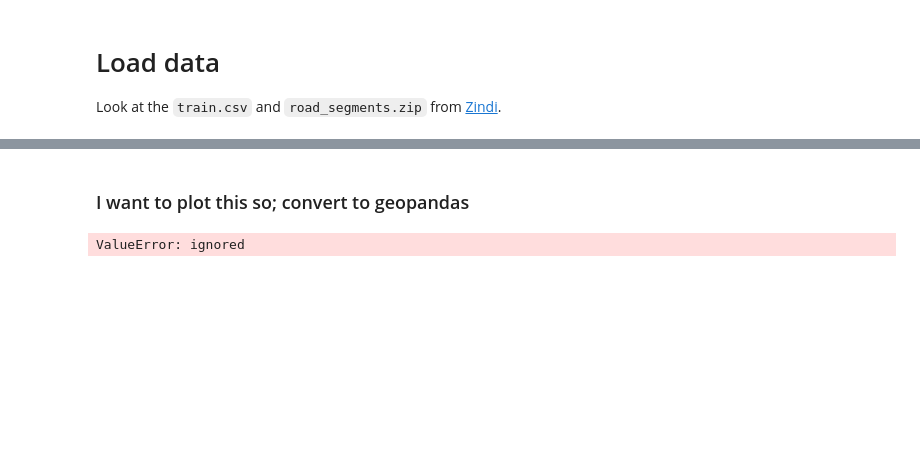
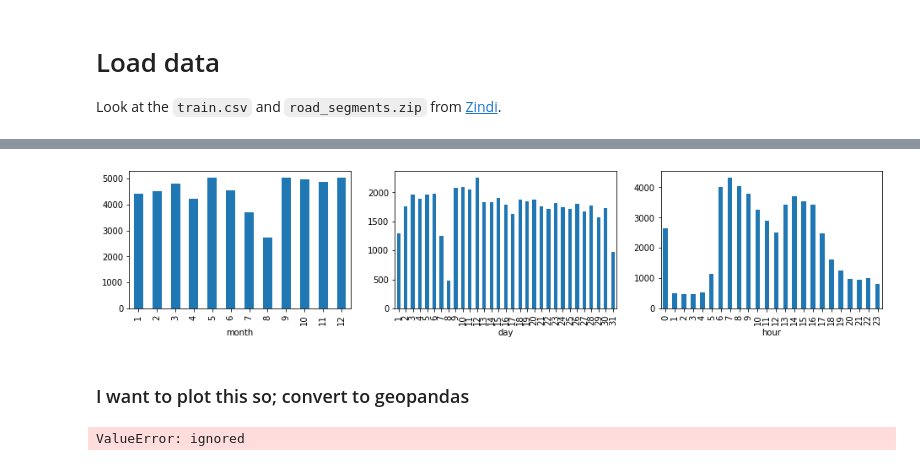
Before and after one commit to AdrianKriger/Zindi_SANRAL, a Jupyter notebook: 01_SimpleXGBClassifier.ipynb, the cells around one changed output, grey strips where cells are left out. Cells and saved outputs as stored; diff of their text form; code cells hidden in the pictures; blank space fills up the shorter version.

```diff
--- a/01_SimpleXGBClassifier.ipynb
+++ b/01_SimpleXGBClassifier.ipynb
@@ -55,3 +107,25 @@ data.head()
+# %%
+# plot some more metrics
+fig, (ax1, ax2, ax3) = plt.subplots(nrows=1, ncols=3, figsize=(16,3))
+
+data['month'] = data['Occurrence Local Date Time'].dt.month
+month = data.groupby('month').size()
+ax1 = month.plot(ax=ax1, kind = 'bar')
+
+data['day'] = data['Occurrence Local Date Time'].dt.day
+day = data.groupby('day').size()
+ax2 = day.plot(ax=ax2, kind = 'bar')
+
+data['hour'] = data['Occurrence Local Date Time'].dt.hour
+hour = data.groupby('hour').size()
+ax3 = hour.plot(ax=ax3, kind = 'bar')
+
+data.drop('month', axis=1, inplace=True)
+data.drop('day', axis=1, inplace=True)
+data.drop('hour', axis=1, inplace=True)
+plt.show()
+# %% [output]
+[figure, added]
 # %% [markdown]
 ### I want to plot this so; convert to geopandas
 # %%
```
Also changed, not shown: parts of 6 cells of this notebook.
